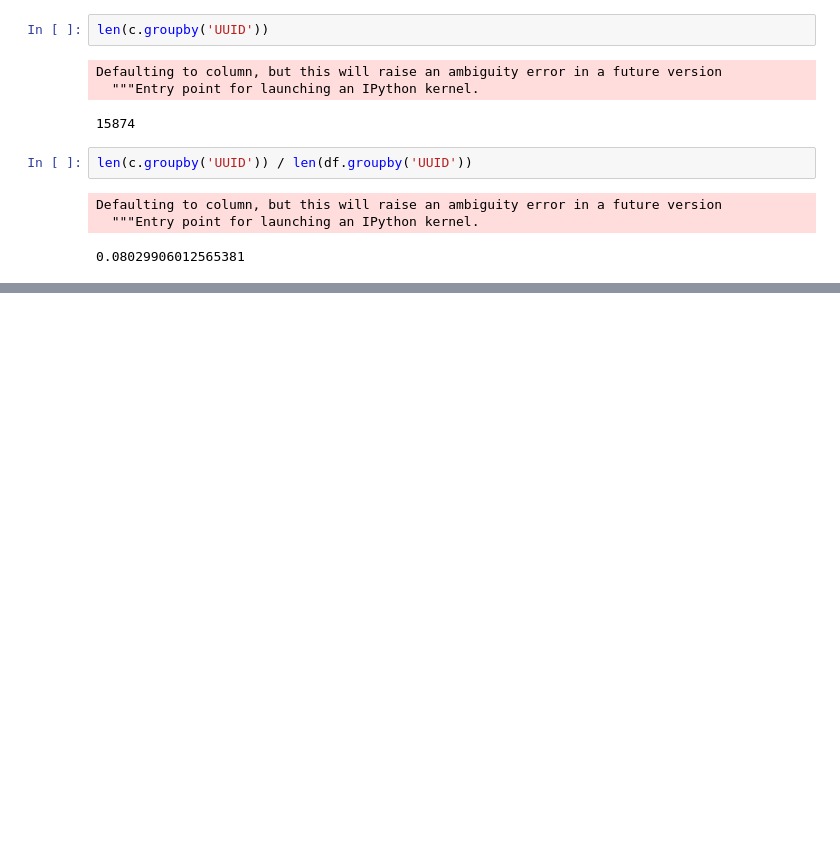
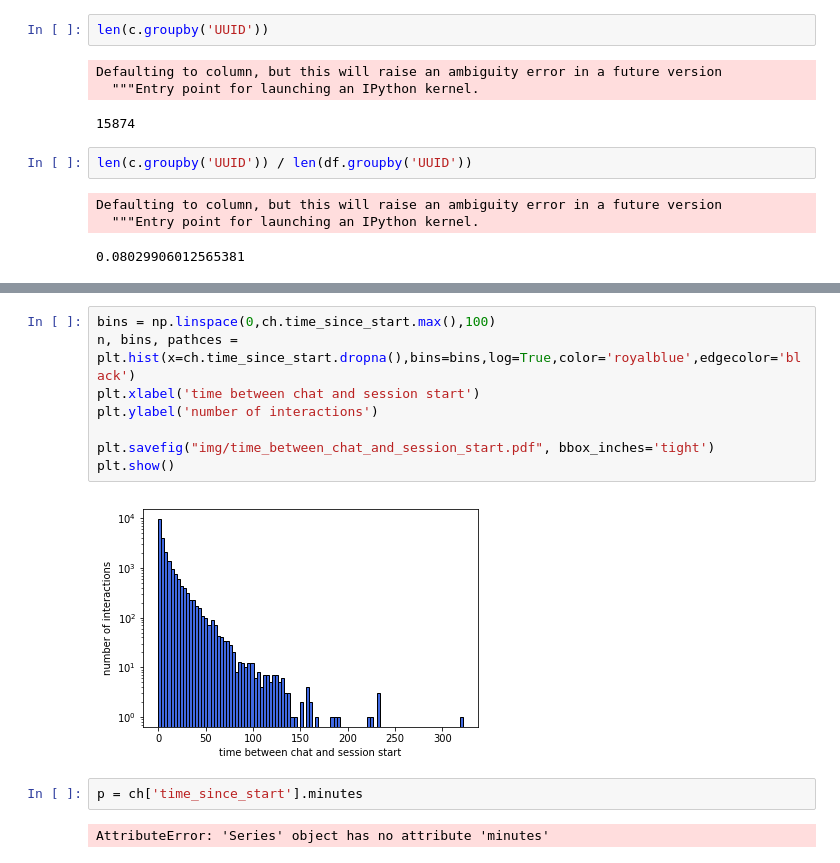
Before and after one commit to ScottishFold007/recsys_telenor, a Jupyter notebook: data_analysis/sessions_with_specific_action.ipynb, the cells around one changed output, grey strips where cells are left out. Drawn from its saved outputs; the diff is of its cells as text; blank space fills up the shorter version.

```diff
--- a/data_analysis/sessions_with_specific_action.ipynb
+++ b/data_analysis/sessions_with_specific_action.ipynb
@@ -83,0 +89,14 @@ set(df.action_cleaned)
+# %%
+bins = np.linspace(0,ch.time_since_start.max(),100)
+n, bins, pathces = plt.hist(x=ch.time_since_start.dropna(),bins=bins,log=True,color='royalblue',edgecolor='black')
+plt.xlabel('time between chat and session start')
+plt.ylabel('number of interactions')
+
+plt.savefig("img/time_between_chat_and_session_start.pdf", bbox_inches='tight')
+plt.show()
+# %% [output]
+[figure, added]
+# %%
+p = ch['time_since_start'].minutes
+# %% [output]
+AttributeError: 'Series' object has no attribute 'minutes'
```
Also changed, not shown: parts of 11 cells of this notebook, 3 other files.
